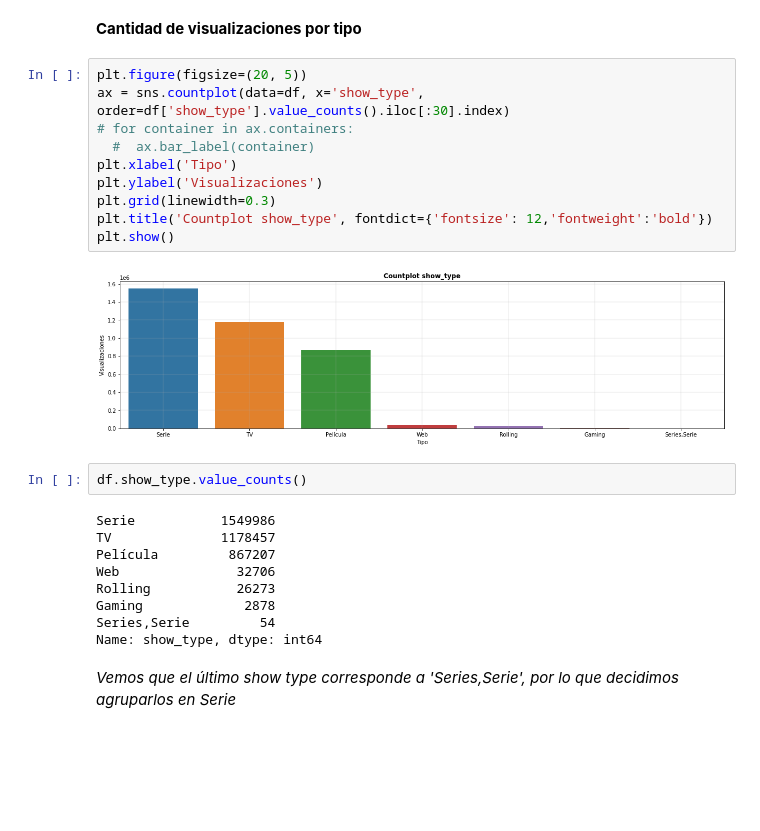
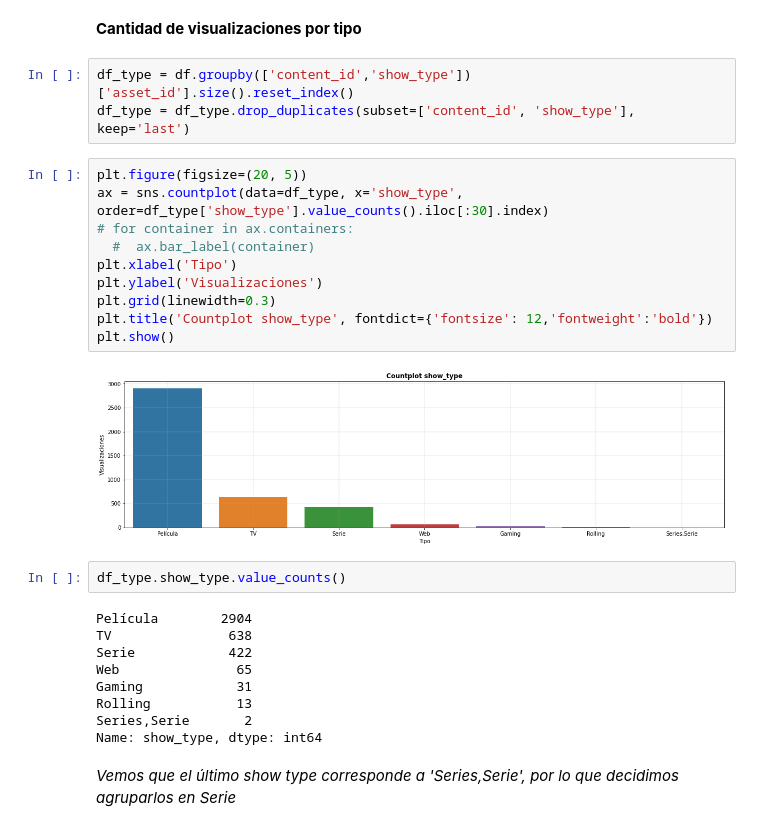
Before and after one commit to ivanjavierparra/Data-Science-Sprint-3, a Jupyter notebook: Entrega_3.ipynb, the cells around one changed output. Drawn from its saved outputs; the diff is of its cells as text; blank space fills up the shorter version.

Commit message:
fix grafico show_type

```diff
--- a/Entrega_3.ipynb
+++ b/Entrega_3.ipynb
@@ -535,28 +535,31 @@ MX      34
 Name: country_of_origin, dtype: int64
 # %% [markdown]
 <b>Cantidad de visualizaciones por tipo</b>
+# %%
+df_type = df.groupby(['content_id','show_type'])['asset_id'].size().reset_index()
+df_type = df_type.drop_duplicates(subset=['content_id', 'show_type'], keep='last')
 # %%
 plt.figure(figsize=(20, 5))
-ax = sns.countplot(data=df, x='show_type', order=df['show_type'].value_counts().iloc[:30].index)
+ax = sns.countplot(data=df_type, x='show_type', order=df_type['show_type'].value_counts().iloc[:30].index)
 # for container in ax.containers:
   #  ax.bar_label(container)
 plt.xlabel('Tipo')
 plt.ylabel('Visualizaciones')
 plt.grid(linewidth=0.3)
 plt.title('Countplot show_type', fontdict={'fontsize': 12,'fontweight':'bold'})
 plt.show()
 # %% [output]
-[figure, old version]
+[figure, new version]
 # %%
-df.show_type.value_counts()
+df_type.show_type.value_counts()
 # %% [output]
-Serie           1549986
-TV              1178457
-Película         867207
-Web               32706
-Rolling           26273
-Gaming             2878
-Series,Serie         54
+Película        2904
+TV               638
+Serie            422
+Web               65
+Gaming            31
+Rolling           13
+Series,Serie       2
 Name: show_type, dtype: int64
 # %% [markdown]
 <i>Vemos que el último show type corresponde a 'Series,Serie', por lo que decidimos agruparlos en Serie</i>
```
